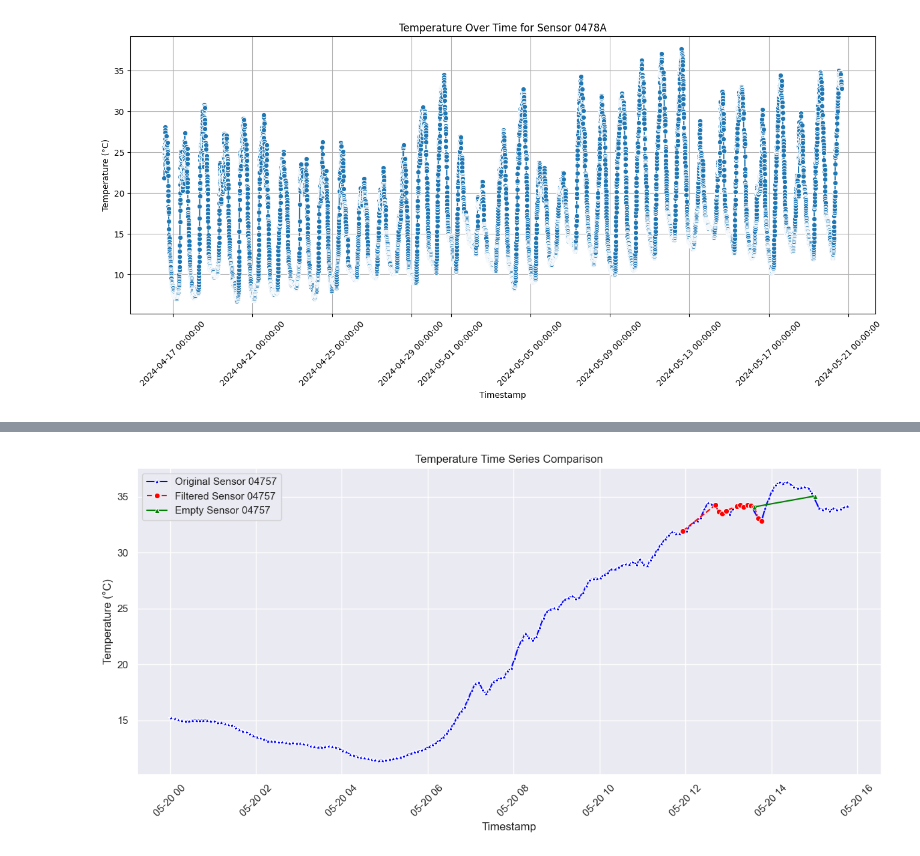
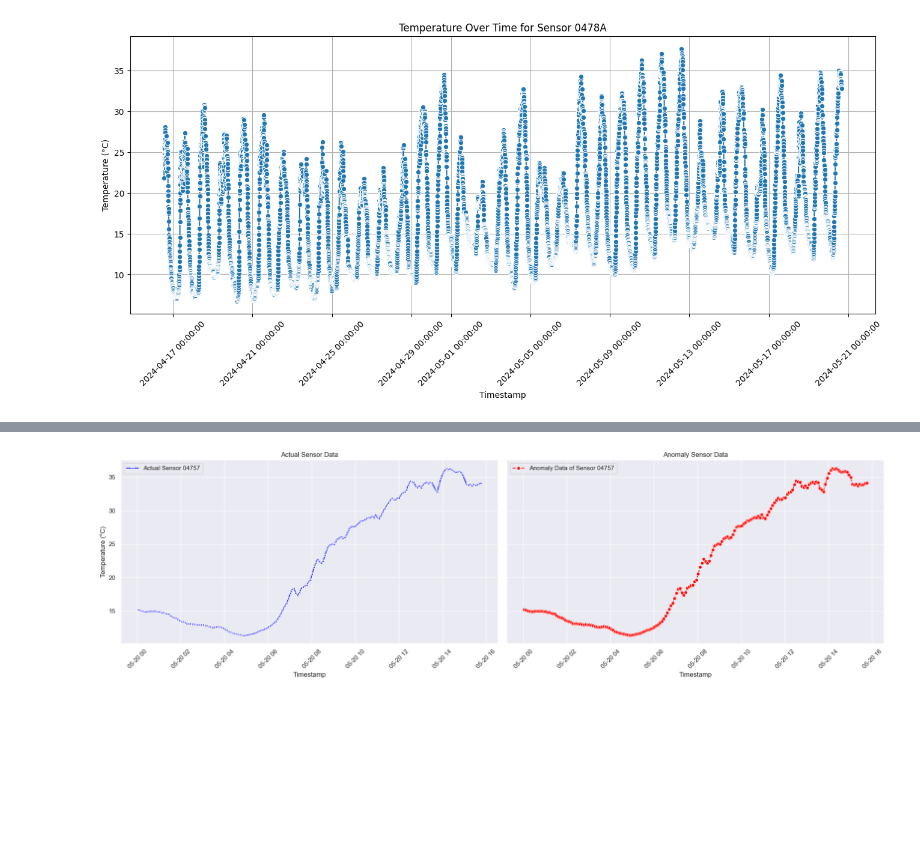
Before and after one commit to surya-9556/Optimizing-Sensor-Placement, a Jupyter notebook: final_project.ipynb, the cells around one changed output, grey strips where cells are left out. Drawn from its saved outputs; the diff is of its cells as text; code cells hidden in the pictures; blank space fills up the shorter version.

Commit message:
Comitting the plottings of Anomaly V/S Actual.

```diff
--- a/final_project.ipynb
+++ b/final_project.ipynb
@@ -234,40 +234,43 @@ final_anomalies = final_processed_data[(final_processed_data['Temperature_anomal
 # %%
-lastday = final_anomalies['Time'].max().date()
-last_day_records = final_anomalies[final_anomalies['Time'].dt.date == lastday]
+lastday = final_processed_data['Time'].max().date()
+last_day_records = final_processed_data[final_processed_data['Time'].dt.date == lastday]
 
-empty_data = final_processed_data[final_processed_data['flag'] == 1]
-sensor_empty_data = empty_data[empty_data['Time'].dt.date == lastday]
+# empty_data = final_processed_data[final_processed_data['flag'] == 1]
+# sensor_empty_data = empty_data[empty_data['Time'].dt.date == lastday]
 
 sensor_sample_data = df_sorted[df_sorted['Time'].dt.date == lastday]
 # %%
+# Set style
 sns.set(style="darkgrid")
-plt.figure(figsize=(12, 6))
+
+# Create a figure with 1 row and 2 columns
+fig, axs = plt.subplots(1, 2, figsize=(20, 6), sharey=True)
 
 # Original data
 sensor_data = sensor_sample_data[sensor_sample_data[column_name] == '04757']
-sns.lineplot(x='Time', y='Temperature', data=sensor_data,
+sns.lineplot(ax=axs[0], x='Time', y='Temperature', data=sensor_data,
              marker='*', color='blue',
-             label='Original Sensor 04757')
+             label='Actual Sensor 04757')
 
 # Filtered data
 filtered_sensor_data = last_day_records[last_day_records[column_name] == '04757']
-sns.lineplot(x='Time', y='Temperature', data=filtered_sensor_data,
+sns.lineplot(ax=axs[1], x='Time', y='Temperature', data=filtered_sensor_data,
              marker='o', color='red',
-             linestyle='--', label='Filtered Sensor 04757')
+             linestyle='--', label='Anomaly Data of Sensor 04757')
 
-# Original data
-filtered_empty_data = sensor_empty_data[sensor_empty_data[column_name] == '04757']
-sns.lineplot(x='Time', y='Temperature', data=filtered_empty_data,
-             marker='^', color='green',
-             label='Empty Sensor 04757')
+# Titles and labels
+axs[0].set_title('Actual Sensor Data')
+axs[1].set_title('Anomaly Sensor Data')
 
-plt.title('Temperature Time Series Comparison')
-plt.xlabel('Timestamp')
-plt.ylabel('Temperature (°C)')
-plt.xticks(rotation=45)
-plt.legend()
+for ax in axs:
+    ax.set_xlabel('Timestamp')
+    ax.set_ylabel('Temperature (°C)')
+    ax.legend()
+    ax.tick_params(axis='x', rotation=45)
+
+# Adjust layout and save the figure
 plt.tight_layout()
-plt.savefig('Compare/original_and_filtered_plots.png')
+plt.savefig('Compare/original_and_filtered_plots_side_by_side.png')
 plt.show()
 # %% [output]
-[figure, old version]
+[figure, new version]
```
Also changed, not shown: parts of 7 cells of this notebook, 1 other file.
